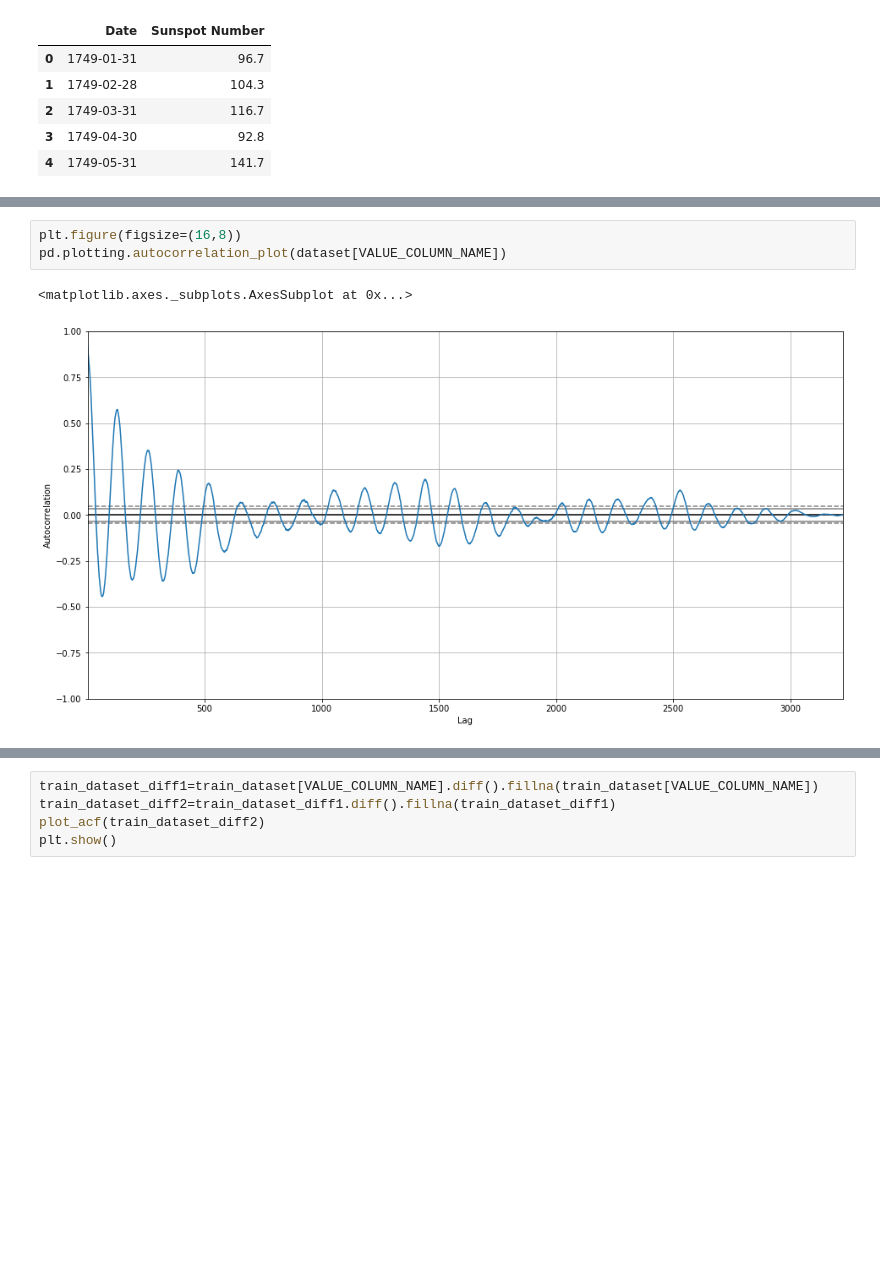
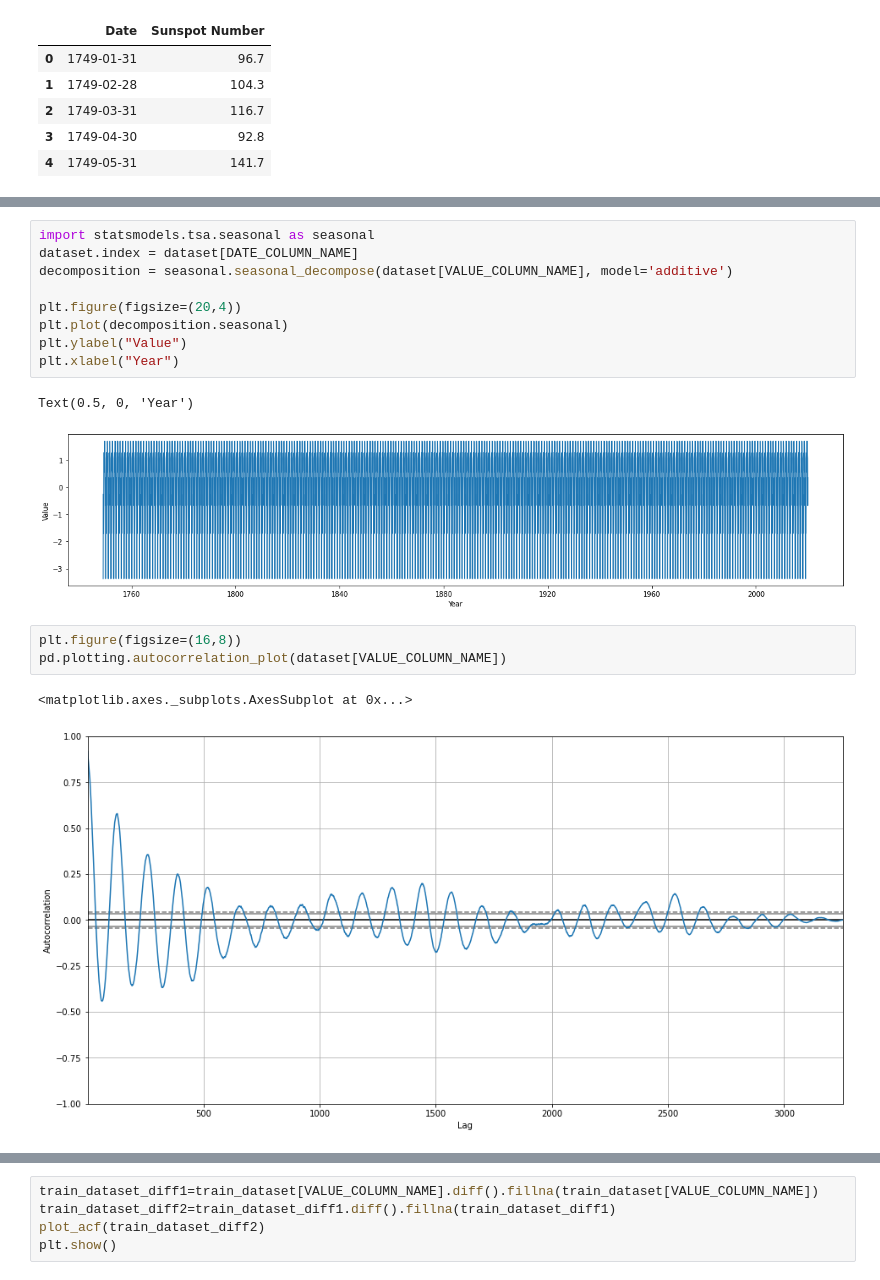
Before and after one commit to MikitaDubovik/Machine-Learning-II, a Jupyter notebook: lab8/lab8.ipynb, the cells around one changed output, grey strips where cells are left out. Saved outputs shown, nothing was run; the diff lists cells and outputs as text; blank space fills up the shorter version.

```diff
--- a/lab8/lab8.ipynb
+++ b/lab8/lab8.ipynb
@@ -73,7 +78,19 @@ plt.grid(True)
+# %%
+import statsmodels.tsa.seasonal as seasonal
+dataset.index = dataset[DATE_COLUMN_NAME]
+decomposition = seasonal.seasonal_decompose(dataset[VALUE_COLUMN_NAME], model='additive')
+
+plt.figure(figsize=(20,4))
+plt.plot(decomposition.seasonal)
+plt.ylabel("Value")
+plt.xlabel("Year")
+# %% [output]
+Text(0.5, 0, 'Year')
+[figure, added]
 # %%
 plt.figure(figsize=(16,8))
 pd.plotting.autocorrelation_plot(dataset[VALUE_COLUMN_NAME])
 # %% [output]
 <matplotlib.axes._subplots.AxesSubplot at 0x...>
-[figure, old version]
+[figure, new version]
 # %%
```
Also changed, not shown: parts of 16 cells of this notebook.
